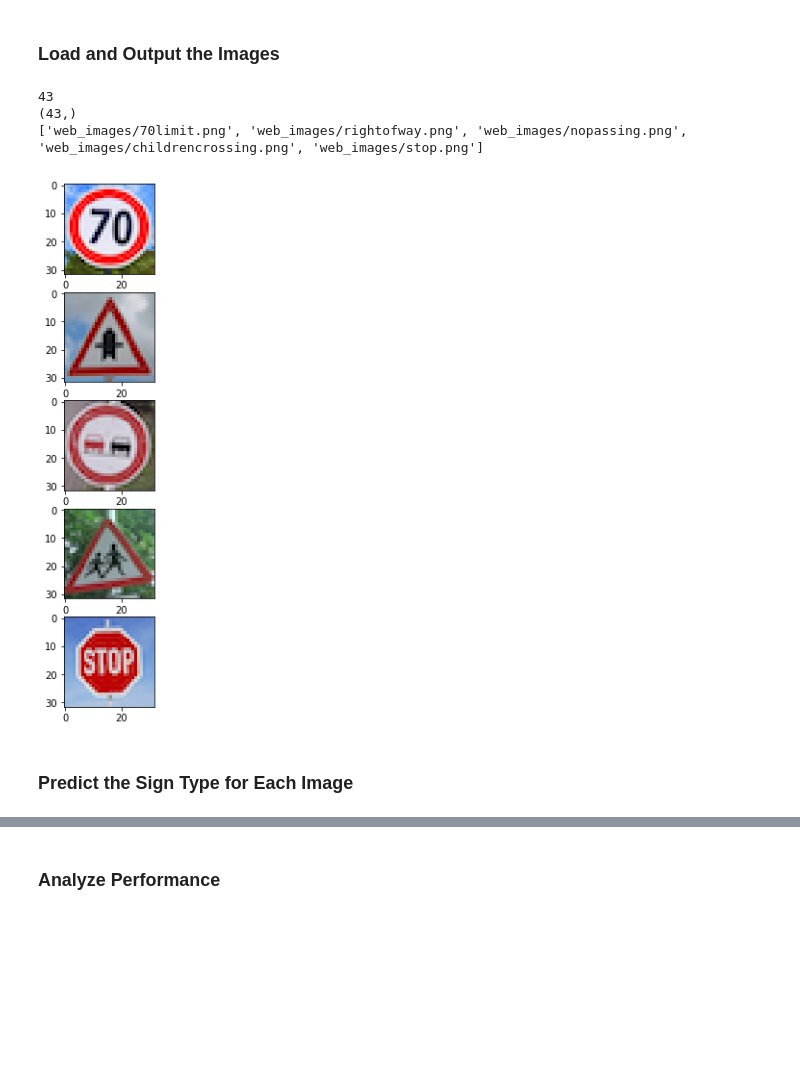
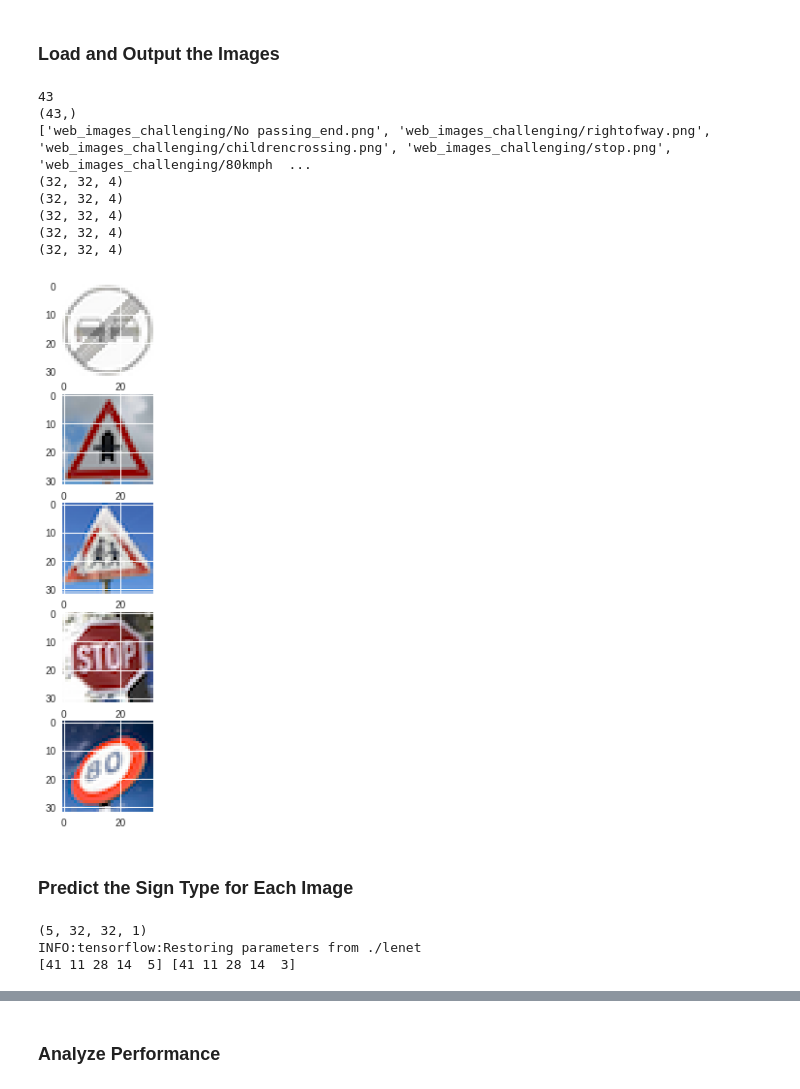
Before and after one commit to jollysg/CarND-Traffic-Sign-Classifier, a Jupyter notebook: Traffic_Sign_Classifier_final.ipynb, the cells around one changed output, grey strips where cells are left out. Cells and saved outputs as stored; diff of their text form; code cells hidden in the pictures; blank space fills up the shorter version.

```diff
--- a/Traffic_Sign_Classifier_final.ipynb
+++ b/Traffic_Sign_Classifier_final.ipynb
@@ -571,37 +571,43 @@ with open('signnames.csv') as csvfile:
     signs = []
     for row in signfile:
         signs.append(row)
 
     signsArray = np.array(signs[1:])
 
     classnames = signsArray[:, 1]
     print(len(classnames))
     print(classnames.shape)
 
-webImageNames = glob.glob('web_images/*.png')
+webImageNames = glob.glob('web_images_challenging/*.png')
 print(webImageNames)
 
 import matplotlib.image as mpimg
 
 webImages = []
 for name in webImageNames:
     image = mpimg.imread(name)
+    print(image.shape)
     webImages.append(image)
 
 webImages = np.array(webImages)
-y_web = np.array([4, 11, 9, 28, 14])
+y_web = np.array([41, 11, 28, 14, 5])
 
 plt.figure(figsize = (10, 10))
 for i in np.arange(5):
     plt.subplot(5, 1, i+1)
     plt.imshow(webImages[i])
 
 plt.show()
 # %% [output]
 43
 (43,)
-['web_images/70limit.png', 'web_images/rightofway.png', 'web_images/nopassing.png', 'web_images/childrencrossing.png', 'web_images/stop.png']
+['web_images_challenging/No passing_end.png', 'web_images_challenging/rightofway.png', 'web_images_challenging/childrencrossing.png', 'web_images_challenging/stop.png', 'web_images_challenging/80kmph  ...
+(32, 32, 4)
+(32, 32, 4)
+(32, 32, 4)
+(32, 32, 4)
+(32, 32, 4)
-[figure, old version]
+[figure, new version]
 # %% [markdown]
 ### Predict the Sign Type for Each Image
 # %%
@@ -620,6 +626,10 @@ with tf.Session() as sess:
     prob = sess.run(softmaxProbabilities, feed_dict={x: gray_web, y: y_web, keep_prob: 1.0})
     predictions = np.argmax(prob, axis = 1)
     print(y_web, predictions)
+# %% [output]
+(5, 32, 32, 1)
+INFO:tensorflow:Restoring parameters from ./lenet
+[41 11 28 14  5] [41 11 28 14  3]
 # %%
 plt.figure(figsize = (10, 20))
 for i in np.arange(5):
```
Also changed, not shown: parts of 9 cells of this notebook, 16 other files.
